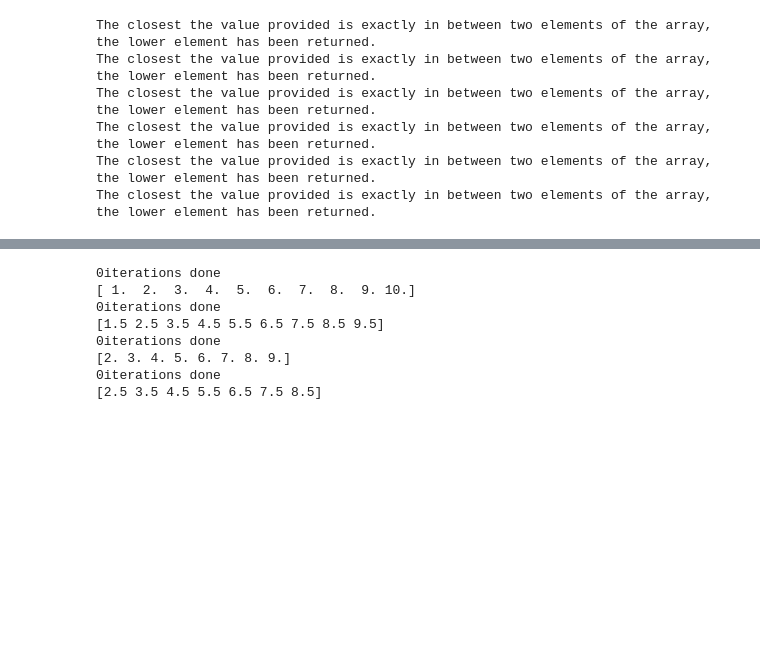
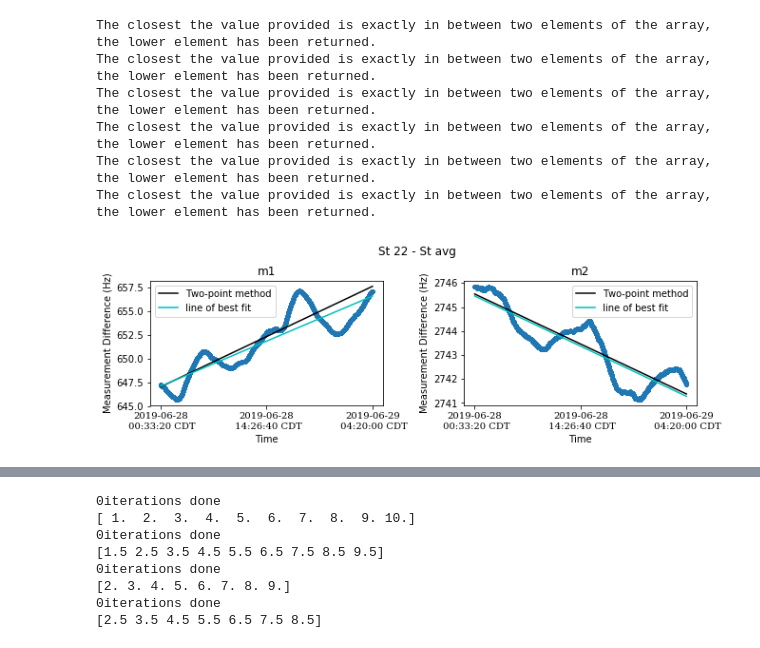
Before and after one commit to aetb/trfp, a Jupyter notebook: Superlong_st22_vs_st21&23avg_Jonathan.ipynb, the cells around one changed output, grey strips where cells are left out. Saved outputs shown, nothing was run; the diff lists cells and outputs as text; code cells hidden in the pictures; blank space fills up the shorter version.

```diff
--- a/Superlong_st22_vs_st21&23avg_Jonathan.ipynb
+++ b/Superlong_st22_vs_st21&23avg_Jonathan.ipynb
@@ -824,34 +828,34 @@ h5 = Dss5.max()
 l6 = Dss6.min()
 h6 = Dss6.max()
 
-fig, axs = plt.subplots(2, 3, constrained_layout=True)
-fig.set_figheight(5)
-fig.set_figwidth(12)
+fig, axs = plt.subplots(1, 2, constrained_layout=True)
+fig.set_figheight(3)
+fig.set_figwidth(9)
 
 #axs[0,0].plot(T1 , D1)
-axs[0,0].plot(Tss1 , Dss1, '.')
+axs[0].plot(Tss1 , Dss1, '.')
 #axs[0,0].plot(day-6400-time_deleted + run_start, [l1,h1], 'r', 2*day-6400-time_deleted + run_start, [l1,h1], 'r', label = "22:45")
-axs[0,0].plot(Tss1, line(Tss1, np.average(slopes1), np.average(intercepts1)), 'k', label = "Two-point method")
-axs[0,0].plot(Tss1, line(Tss1, z1[0], z1[1]), "c", label = "line of best fit")
-axs[0,0].legend()
-plt_unix_time_to_CST(axs[0,0])
-axs[0,0].set_xlabel("Time")
-axs[0,0].set_xticks([Tss1[0], Tss1[len(Tss1)/2], Tss1[-1]])
-axs[0,0].set_ylabel("Measurement Difference (Hz)")
-axs[0,0].set_title('m1')#
+axs[0].plot(Tss1, line(Tss1, np.average(slopes1), np.average(intercepts1)), 'k', label = "Two-point method")
+axs[0].plot(Tss1, line(Tss1, z1[0], z1[1]), "c", label = "line of best fit")
+axs[0].legend()
+plt_unix_time_to_CST(axs[0])
+axs[0].set_xlabel("Time")
+axs[0].set_xticks([Tss1[0], Tss1[len(Tss1)/2], Tss1[-1]])
+axs[0].set_ylabel("Measurement Difference (Hz)")
+axs[0].set_title('m1')#
 
 #axs[0,1].plot(T2 , D2)
-axs[0,1].plot(Tss2 , Dss2, '.')
+axs[1].plot(Tss2 , Dss2, '.')
 #axs[0,1].plot(day-6400-time_deleted + run_start, [l2,h2], 'r', 2*day-6400-time_deleted + run_start, [l2,h2], 'r', label = "22:45")
-axs[0,1].plot(Tss2, line(Tss2, np.average(slopes2), np.average(intercepts2)), 'k', label = "Two-point method")
-axs[0,1].plot(Tss2, line(Tss2, z2[0], z2[1]), "c", label = "line of best fit")
-axs[0,1].legend()
-plt_unix_time_to_CST(axs[0,1])
-axs[0,1].set_xlabel("Time")
-axs[0,1].set_xticks([Tss2[0], Tss2[len(Tss2)/2], Tss2[-1]])
-axs[0,1].set_ylabel("Measurement Difference (Hz)")
-axs[0,1].set_title('m2')
-
+axs[1].plot(Tss2, line(Tss2, np.average(slopes2), np.average(intercepts2)), 'k', label = "Two-point method")
+axs[1].plot(Tss2, line(Tss2, z2[0], z2[1]), "c", label = "line of best fit")
+axs[1].legend()
+plt_unix_time_to_CST(axs[1])
+axs[1].set_xlabel("Time")
+axs[1].set_xticks([Tss2[0], Tss2[len(Tss2)/2], Tss2[-1]])
+axs[1].set_ylabel("Measurement Difference (Hz)")
+axs[1].set_title('m2')
+"""
 #axs[0,2].plot(T3 , D3)
 axs[0,2].plot(Tss3 , Dss3, '.')
 #axs[0,2].plot(day-6400-time_deleted + run_start, [l3,h3], 'r', 2*day-6400-time_deleted + run_start, [l3,h3], 'r', label = "22:45")
@@ -873,34 +877,37 @@ axs[1,0].legend()
 plt_unix_time_to_CST(axs[1,0])
 axs[1,0].set_xlabel("Time")
 axs[1,0].set_xticks([Tss4[0], Tss4[len(Tss4)/2], Tss4[-1]])
 axs[1,0].set_ylabel("Measurement Difference (Hz)")
 axs[1,0].set_title('m4')
 
 #axs[1,1].plot(T5 , D5)
 axs[1,1].plot(Tss5 , Dss5, '.')
 #axs[1,1].plot(day-6400-time_deleted + run_start, [l5,h5], 'r', 2*day-6400-time_deleted + run_start, [l5,h5], 'r', label = "22:45")
 axs[1,1].plot(Tss5, line(Tss5, np.average(slopes5), np.average(intercepts5)), 'k', label = "Two-point method")
 axs[1,1].plot(Tss5, line(Tss5, z5[0], z5[1]), "c", label = "line of best fit")
 axs[1,1].legend()
 plt_unix_time_to_CST(axs[1,1])
 axs[1,1].set_xlabel("Time")
 axs[1,1].set_xticks([Tss5[0], Tss5[len(Tss5)/2], Tss5[-1]])
 axs[1,1].set_ylabel("Measurement Difference (Hz)")
 axs[1,1].set_title('m5')
 
 #axs[1,2].plot(T6 , D6)
 axs[1,2].plot(Tss6 , Dss6, '.')
 #axs[1,2].plot(day-6400-time_deleted + run_start, [l6,h6], 'r', 2*day-6400-time_deleted + run_start, [l6,h6], 'r', label = "22:45")
 axs[1,2].plot(Tss6, line(Tss6, np.average(slopes6), np.average(intercepts6)), 'k', label = "Two-point method")
 axs[1,2].plot(Tss6, line(Tss6, z6[0], z6[1]), "c", label = "line of best fit")
 axs[1,2].legend()
 plt_unix_time_to_CST(axs[1,2])
 axs[1,2].set_xlabel("Time")
 axs[1,2].set_xticks([Tss6[0], Tss6[len(Tss6)/2], Tss6[-1]])
 axs[1,2].set_ylabel("Measurement Difference (Hz)")
 axs[1,2].set_title('m6')
-fig.suptitle("Station 22 vs Station average")
+"""
+fig.suptitle("St 22 - St avg")
 plt.show()
+# %% [output]
+[figure, added]
 # %%
 l1 = np.min(Dss1 - line(Tss1, z1[0], z1[1]))            #Trolley vs st 22 line of best fit subtracted.
 h1 = np.max(Dss1 - line(Tss1, z1[0], z1[1]))
```
Also changed, not shown: parts of 14 cells of this notebook, 2 other files.
